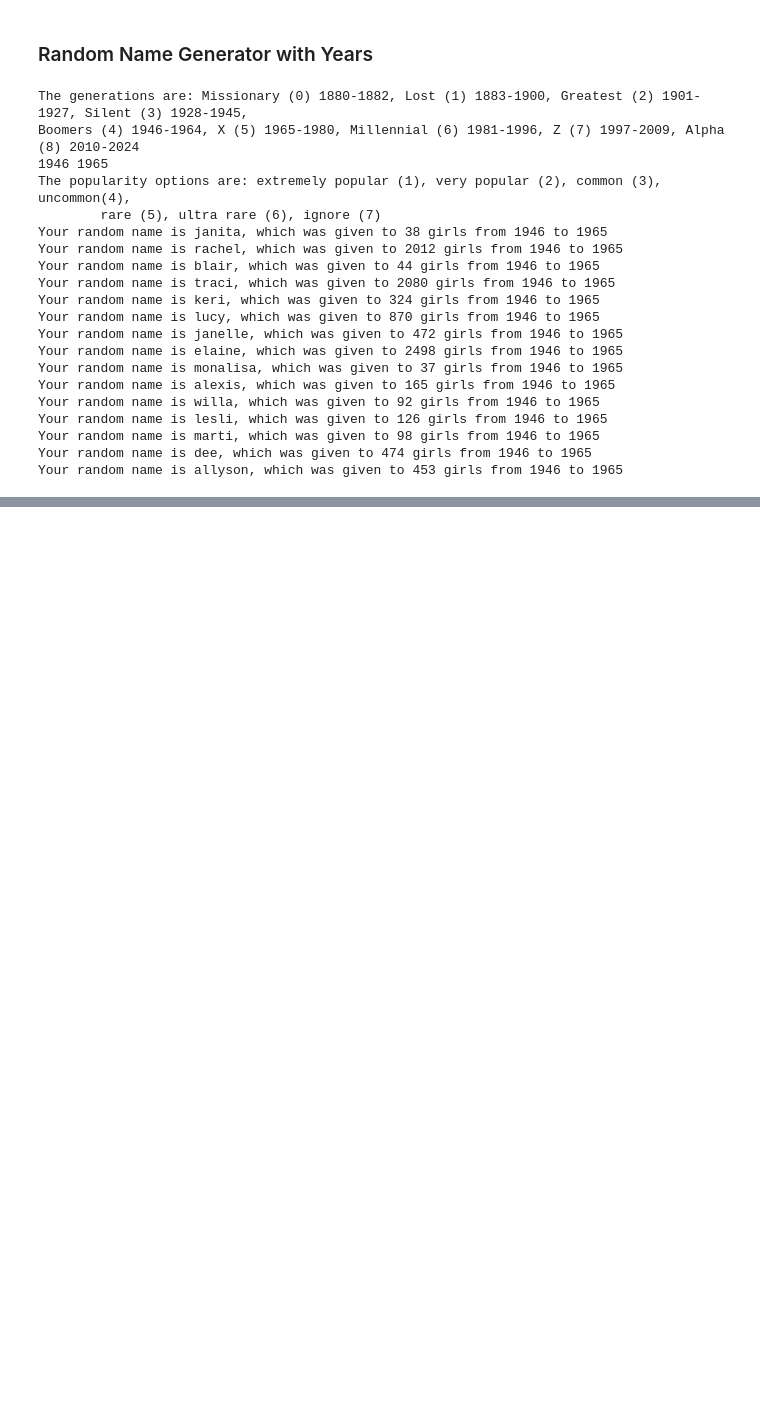
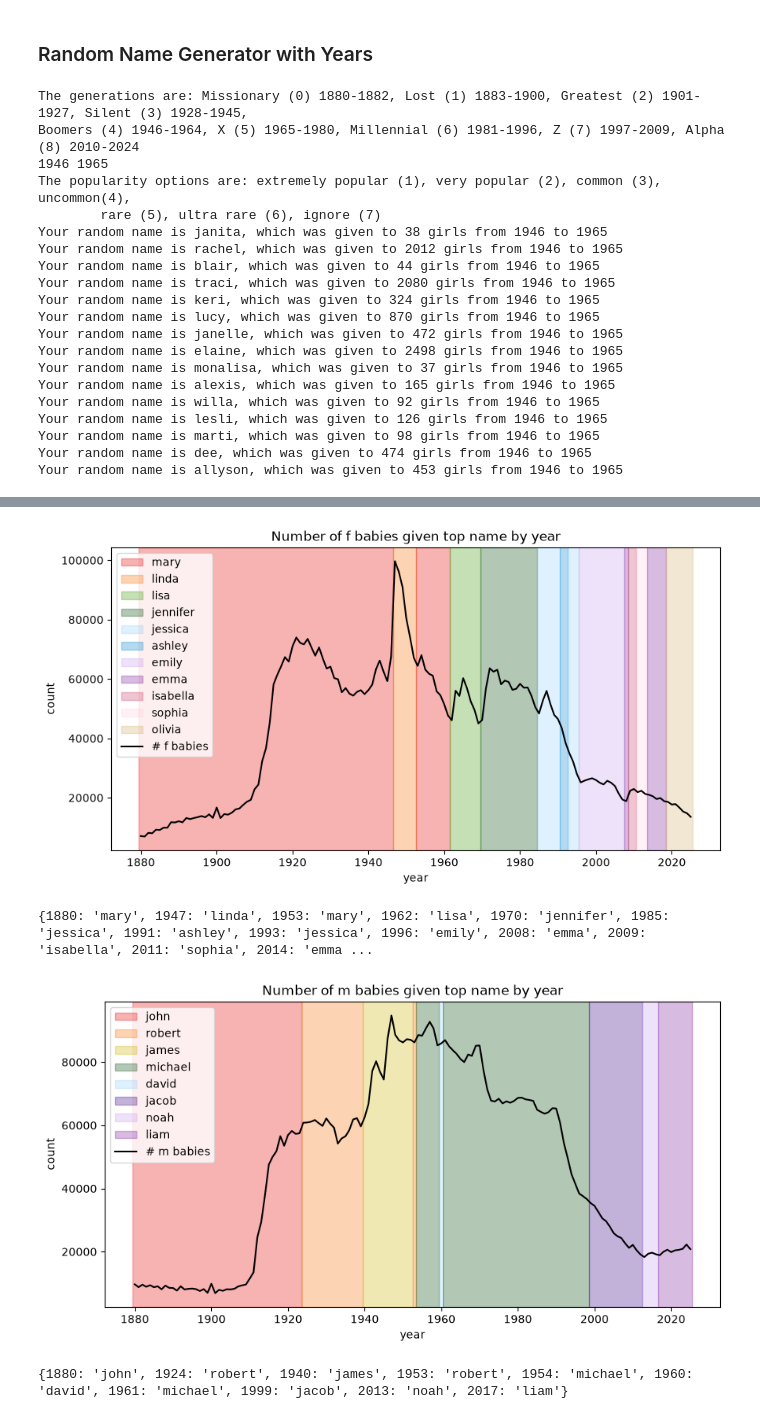
Before and after one commit to MalinMorris/NameData, a Jupyter notebook: data.ipynb, the cells around one changed output, grey strips where cells are left out. Drawn from its saved outputs; the diff is of its cells as text; code cells hidden in the pictures; blank space fills up the shorter version.

```diff
--- a/data.ipynb
+++ b/data.ipynb
@@ -14,6 +14,7 @@ import random
 import numpy as np
 import seaborn as sns
 import scipy.stats as stats
+from itertools import groupby
 #First year of data will not change, last year is not inclusive
 min_data_year = 1880
 max_data_year = 2026
@@ -21,8 +22,8 @@ female_color = 'xkcd:pink'
 male_color = 'xkcd:light blue'
 default_color = 'xkcd:periwinkle'
 default_color2 = 'xkcd:grass green'
-colors = ['xkcd:red','xkcd:orange','xkcd:mustard','xkcd:grass green', 'xkcd:light blue','xkcd:cerulean','xkcd:indigo',
-          'xkcd:lavender', 'xkcd:pink', 'xkcd:black', 'xkcd:tan', 'xkcd:grey blue']
+colors = ['xkcd:red','xkcd:orange','xkcd:mustard','xkcd:grass green', 'xkcd:forest green', 'xkcd:light blue','xkcd:cerulean','xkcd:indigo',
+          'xkcd:lavender', 'xkcd:purple', 'xkcd:dark pink', 'xkcd:light pink', 'xkcd:black', 'xkcd:tan', 'xkcd:grey blue']
 generation_starts = {'Missionary' : (1880, 1883), 'Lost' : (1883, 1901), 'Greatest' : (1901, 1928), 'Silent' : (1928, 1946), 'Boomers' : (1946,1965), 'Gen X' : (1965,1981), 'Milennial' : (1981,1997),
                      'Gen X' : (1997,2010), 'Gen Alpha' : (2010,2025), 'Gen Beta' : (2025,2040)}
 # %% [markdown]
@@ -363,0 +379,37 @@ Your random name is allyson, which was given to 453 girls from 1946 to 1965
+# %%
+for sex in ["f", "m"]:
+    plt.close()
+    top_names = {} # dictionary of start year : name
+    year_list = fun.get_year_list(sex)
+    curr_top = year_list[0]["Name"].iloc[0]
+    top_names[min_data_year] = curr_top
+    for i, y in enumerate(year_list):
+        top = y["Name"].iloc[0]
+        if top != curr_top:
+            curr_top = top
+            top_names[i + min_data_year] = top
+    fig, ax = plt.subplots(figsize=(10, 5))
+    names = sorted(top_names.items(), key=lambda kv: kv[0])
+    color_map = {}
+    for i, (start, n) in enumerate(names):
+        if n not in color_map:
+            color_map[n] = colors[i % len(colors)] # ensure that same name twice is same color
+        end = names[i + 1][0] if i + 1 < len(names) else max_data_year
+        ax.axvspan(start - 0.5, end - 0.5, color=color_map[n],zorder=0, alpha=0.3, label=n)
+    if sex == "f":
+        ax.plot(range(min_data_year,max_data_year), top_f, color = "black", label = f"# {sex} babies")
+    else:
+        ax.plot(range(min_data_year,max_data_year), top_m, color = "black", label = f"# {sex} babies")
+    handles, labels = ax.get_legend_handles_labels()
+    by_label = dict(zip(labels, handles))  # get rid of diuplicate legend entries
+    ax.legend(by_label.values(), by_label.keys())
+    plt.title(f"Number of {sex} babies given top name by year")
+    plt.xlabel("year")
+    plt.ylabel("count")
+    plt.show()
+    print(top_names)
+# %% [output]
+[figure, added]
+{1880: 'mary', 1947: 'linda', 1953: 'mary', 1962: 'lisa', 1970: 'jennifer', 1985: 'jessica', 1991: 'ashley', 1993: 'jessica', 1996: 'emily', 2008: 'emma', 2009: 'isabella', 2011: 'sophia', 2014: 'emma ...
+[figure, added]
+{1880: 'john', 1924: 'robert', 1940: 'james', 1953: 'robert', 1954: 'michael', 1960: 'david', 1961: 'michael', 1999: 'jacob', 2013: 'noah', 2017: 'liam'}
```
Also changed, not shown: parts of 3 cells of this notebook.
